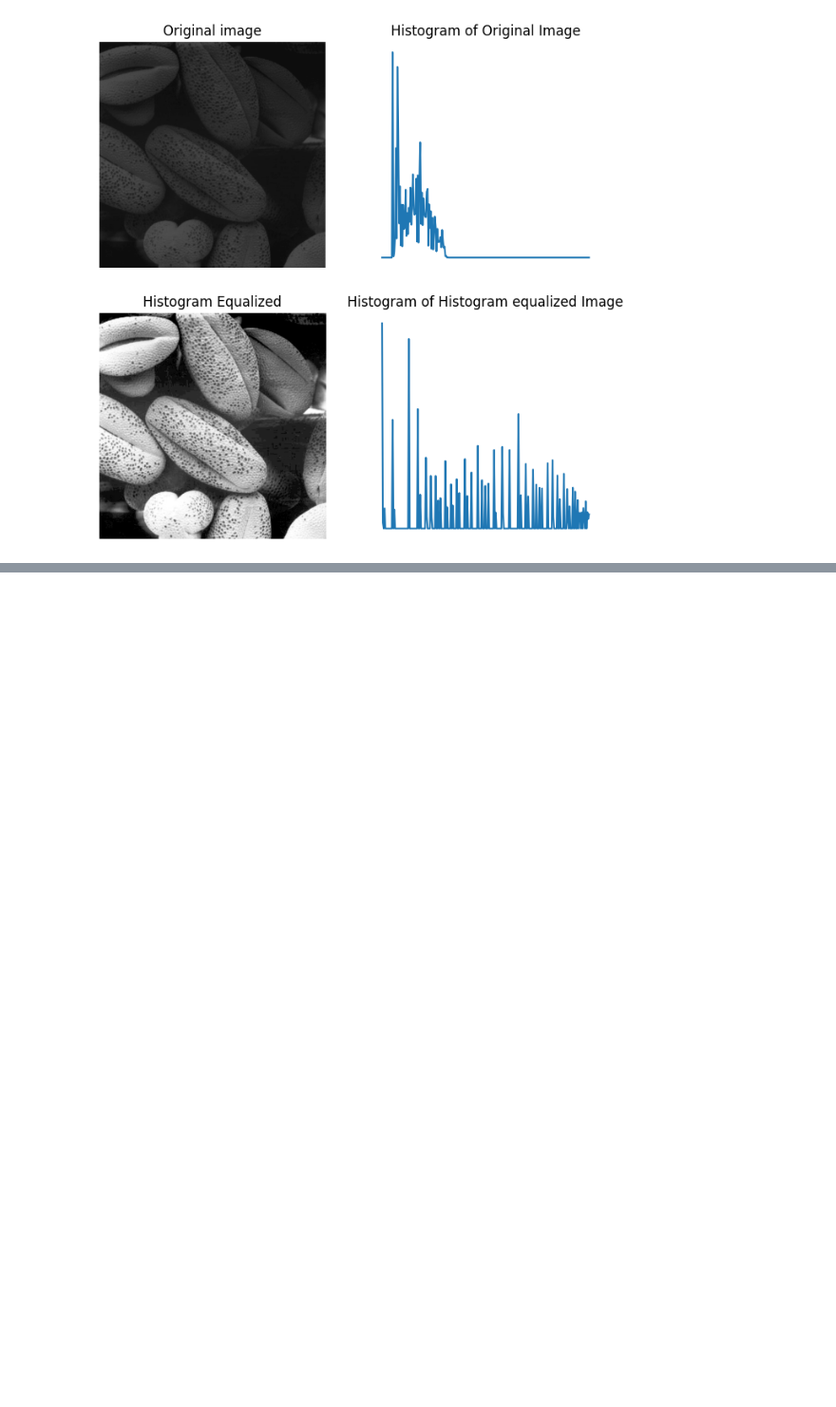
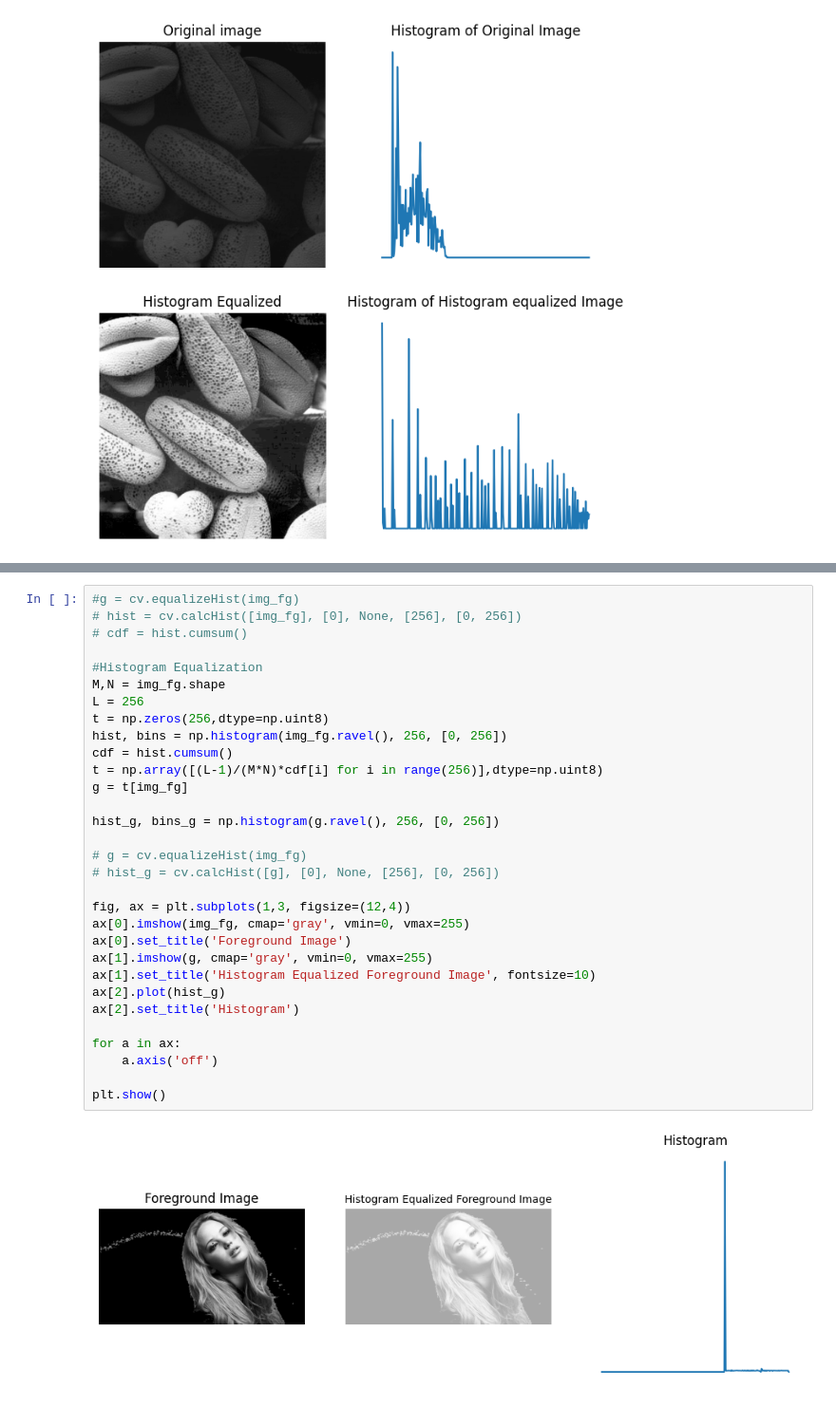
Before and after one commit to AnushkaSamaranayake/-Intensity-Transformations-and-Neighbourhood-Filtering, a Jupyter notebook: test.ipynb, the cells around one changed output, grey strips where cells are left out. Shown at 95% size. Saved outputs shown, nothing was run; the diff lists cells and outputs as text; blank space fills up the shorter version.

```diff
--- a/test.ipynb
+++ b/test.ipynb
@@ -365,0 +422,33 @@ plt.show()
+# %%
+#g = cv.equalizeHist(img_fg)
+# hist = cv.calcHist([img_fg], [0], None, [256], [0, 256])
+# cdf = hist.cumsum()
+
+#Histogram Equalization
+M,N = img_fg.shape
+L = 256
+t = np.zeros(256,dtype=np.uint8)
+hist, bins = np.histogram(img_fg.ravel(), 256, [0, 256])
+cdf = hist.cumsum()
+t = np.array([(L-1)/(M*N)*cdf[i] for i in range(256)],dtype=np.uint8)
+g = t[img_fg]
+
+hist_g, bins_g = np.histogram(g.ravel(), 256, [0, 256])
+
+# g = cv.equalizeHist(img_fg)
+# hist_g = cv.calcHist([g], [0], None, [256], [0, 256])
+
+fig, ax = plt.subplots(1,3, figsize=(12,4))
+ax[0].imshow(img_fg, cmap='gray', vmin=0, vmax=255)
+ax[0].set_title('Foreground Image')
+ax[1].imshow(g, cmap='gray', vmin=0, vmax=255)
+ax[1].set_title('Histogram Equalized Foreground Image', fontsize=10)
+ax[2].plot(hist_g)
+ax[2].set_title('Histogram')
+
+for a in ax:
+    a.axis('off')
+
+plt.show()
+# %% [output]
+[figure, added]
```
Also changed, not shown: parts of 5 cells of this notebook.
